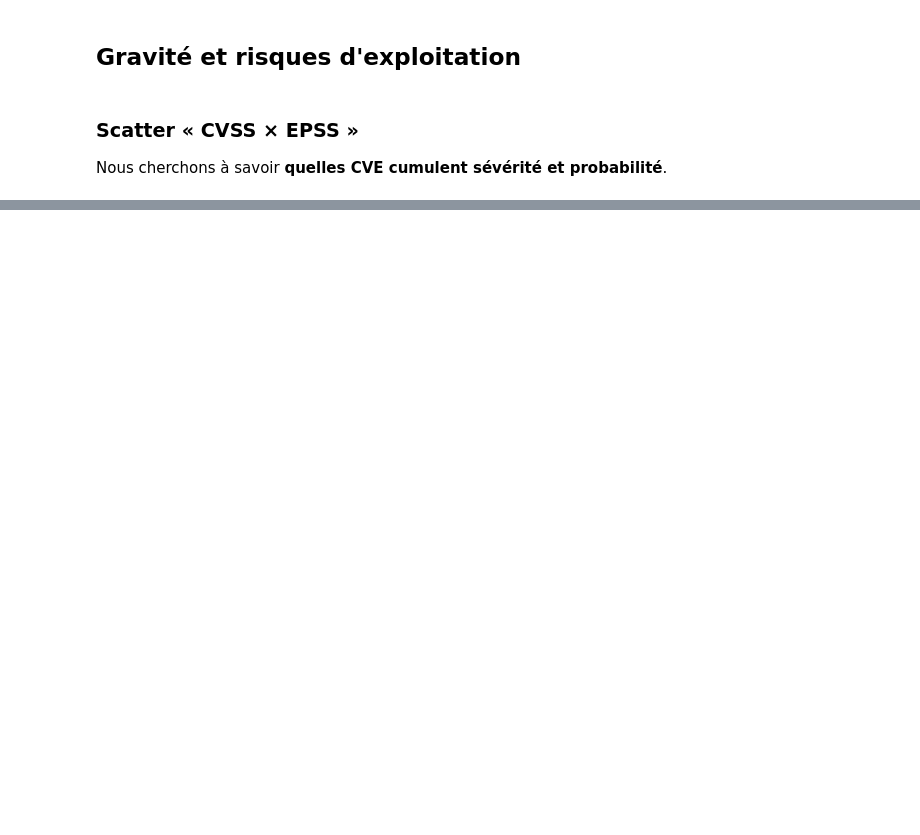
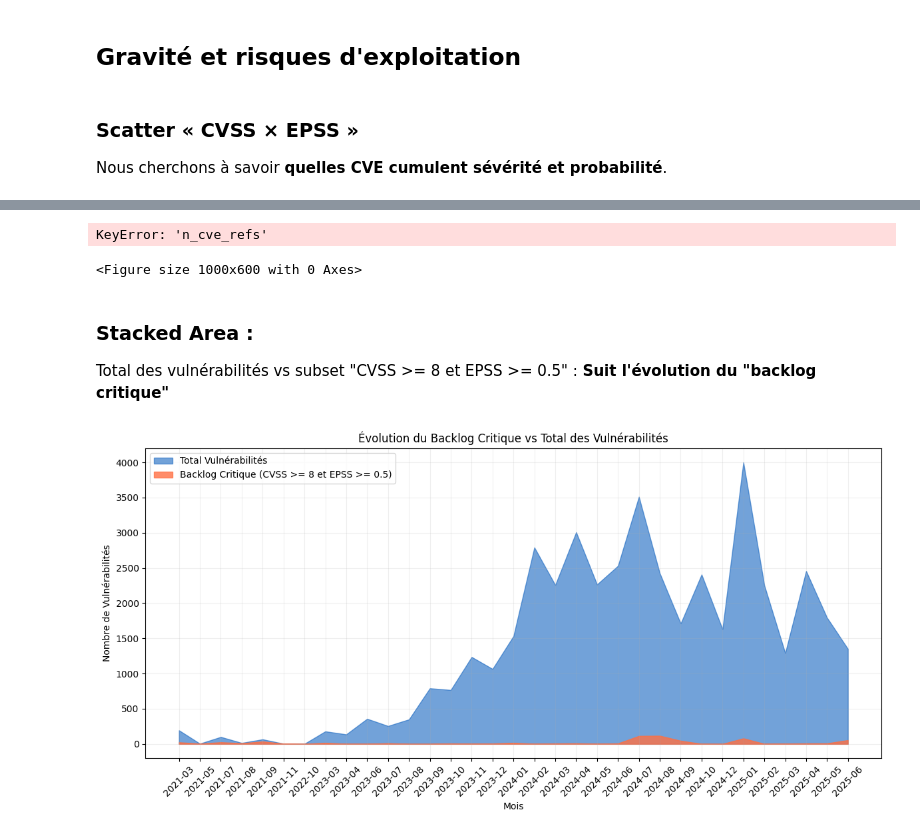
Before and after one commit to DorDNS/AtelierDS_PRJ, a Jupyter notebook: notebooks/analysis.ipynb, the cells around one changed output, grey strips where cells are left out. Cells and saved outputs as stored; diff of their text form; code cells hidden in the pictures; blank space fills up the shorter version.

```diff
--- a/notebooks/analysis.ipynb
+++ b/notebooks/analysis.ipynb
@@ -97,0 +219,64 @@ print(f"{len(urgences)} urgences enregistrées → {OUTPUT_DIR / 'urgences_cve.c
+# %%
+# Assuming df contains a column 'n_cve_refs' representing the number of references for each CVE
+plt.figure(figsize=(10, 6))
+
+# Scatter plot
+plt.scatter(
+    df["n_cve_refs"],
+    df["epss_score"],
+    alpha=0.7,
+    c=df["cvss_score"],  # Color by CVSS score
+    cmap="viridis",
+    edgecolors="black",
+    linewidths=0.5
+)
+
+# Add color bar
+cbar = plt.colorbar()
+cbar.set_label("CVSS Score")
+
+# Labels and title
+plt.xlabel("Nombre de références (n_cve_refs)")
+plt.ylabel("EPSS Score")
+plt.title("Popularité/Médiatisation vs Probabilité d'exploitation\n(Couleur = CVSS Score)")
+plt.grid(alpha=0.2)
+plt.tight_layout()
+plt.show()
+# %% [output]
+KeyError: 'n_cve_refs'
+<Figure size 1000x600 with 0 Axes>
+# %% [markdown]
+### Stacked Area :
+
+Total des vulnérabilités vs subset "CVSS >= 8 et EPSS >= 0.5" : **Suit l'évolution du "backlog critique"**
+# %%
+# Ensure the original dataframe remains unaltered
+df_copy = df.copy()
+
+# Group by month and count total vulnerabilities
+df_copy["month"] = df_copy["date"].dt.to_period("M")
+monthly_total = df_copy.groupby("month").size()
+
+# Filter subset with "CVSS >= 8 and EPSS >= 0.5"
+critical_subset = df_copy[(df_copy["cvss_score"] >= 8) & (df_copy["epss_score"] >= 0.5)]
+monthly_critical = critical_subset.groupby("month").size()
+
+# Align indices for plotting
+monthly_total = monthly_total.reindex(monthly_critical.index, fill_value=0)
+
+plt.figure(figsize=(12, 6))
+
+# Plot stacked area chart
+plt.fill_between(monthly_total.index.astype(str), monthly_total.values, color="#1565C0", alpha=0.6, label="Total Vulnérabilités")
+plt.fill_between(monthly_critical.index.astype(str), monthly_critical.values, color="#FF7043", alpha=0.8, label="Backlog Critique (CVSS >= 8 et EPSS >= 0.5)")
+
+plt.xlabel("Mois")
+plt.ylabel("Nombre de Vulnérabilités")
+plt.xticks(rotation=45)
+plt.title("Évolution du Backlog Critique vs Total des Vulnérabilités")
+plt.legend()
+plt.grid(alpha=0.2)
+plt.tight_layout()
+plt.show()
+# %% [output]
+[figure, added]
```
Also changed, not shown: parts of 17 cells of this notebook.
